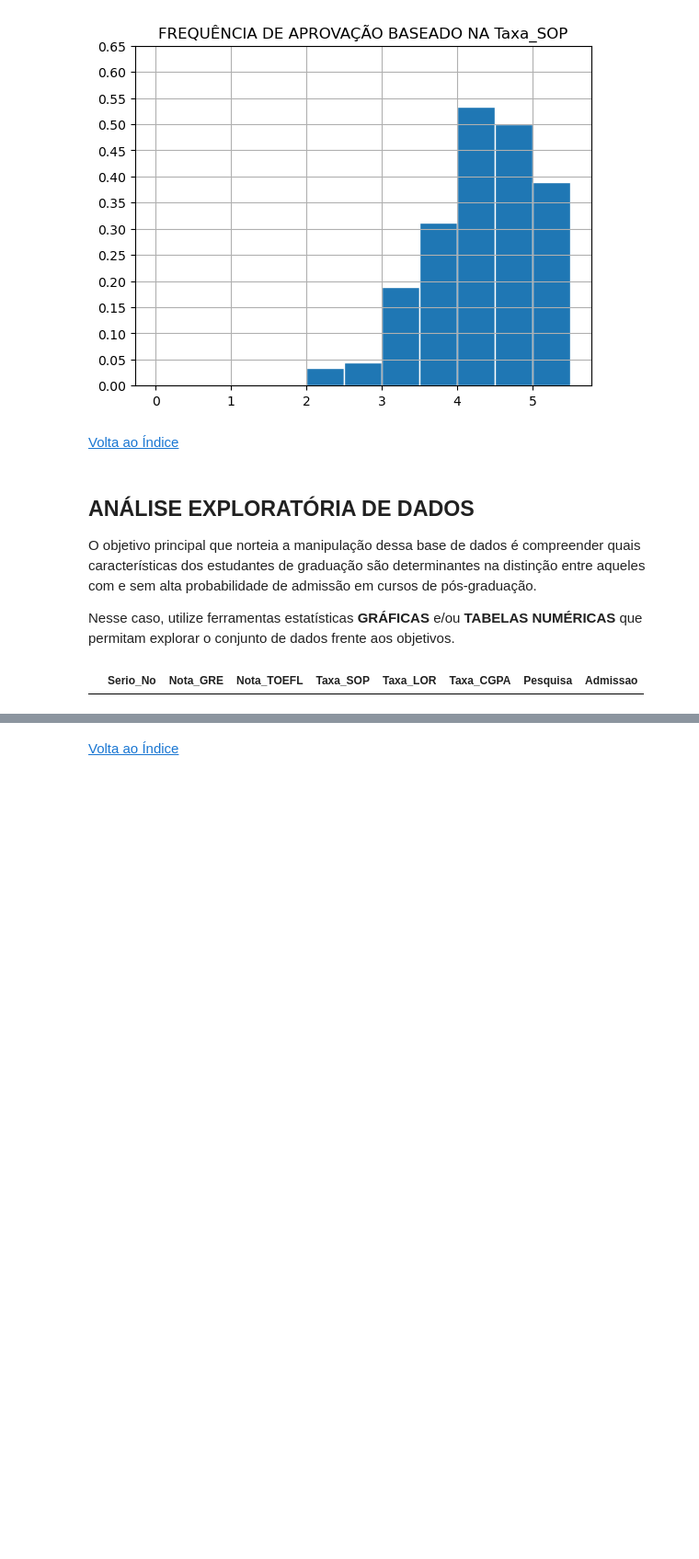
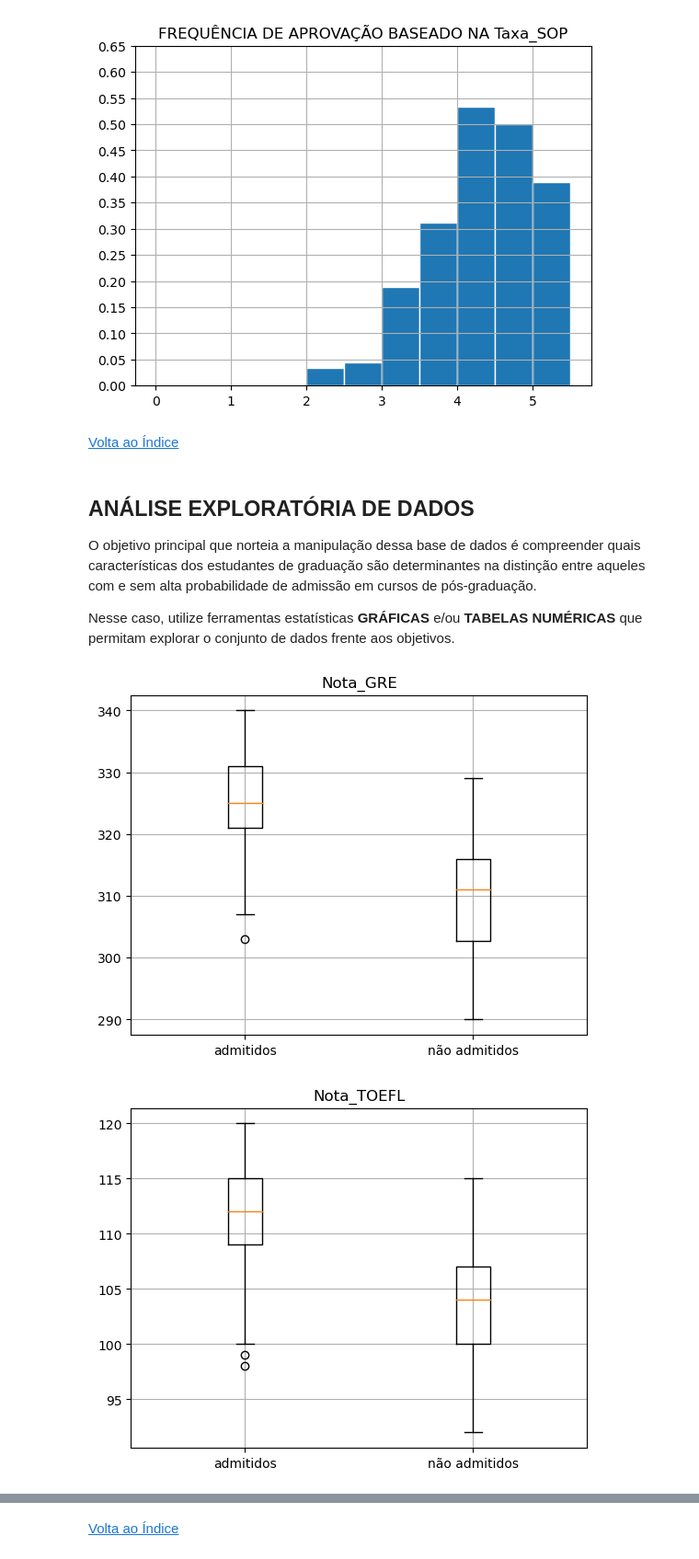
Before and after one commit to nathanbraga08/projeto2_cdados, a Jupyter notebook: Projeto2_AED-T2B.ipynb, the cells around one changed output, grey strips where cells are left out. Shown at 92% size. Drawn from its saved outputs; the diff is of its cells as text; code cells hidden in the pictures; blank space fills up the shorter version.

Commit message:
boxplot das variaveis

```diff
--- a/Projeto2_AED-T2B.ipynb
+++ b/Projeto2_AED-T2B.ipynb
@@ -284,7 +300,31 @@ plt.show()
 O objetivo principal que norteia a manipulação dessa base de dados é compreender quais características dos estudantes de graduação são determinantes na distinção entre aqueles com e sem alta probabilidade de admissão em cursos de pós-graduação.
 
 Nesse caso, utilize ferramentas estatísticas **GRÁFICAS** e/ou **TABELAS NUMÉRICAS** que permitam explorar o conjunto de dados frente aos objetivos.
-# %%
-admitidos
-# %% [output]
-|  | Serio_No | Nota_GRE | Nota_TOEFL | Taxa_SOP | Taxa_LOR | Taxa_CGPA | Pesquisa | Admissao |
+# %%
+plt.boxplot([admitidos.Nota_GRE, n_admitidos.Nota_GRE], labels = ['admitidos', 'não admitidos'])
+plt.title('Nota_GRE')
+plt.grid()
+plt.show()
+
+plt.boxplot([admitidos.Nota_TOEFL, n_admitidos.Nota_TOEFL], labels = ['admitidos', 'não admitidos'])
+plt.title('Nota_TOEFL')
+plt.grid()
+plt.show()
+
+plt.boxplot([admitidos.Taxa_SOP, n_admitidos.Taxa_SOP], labels = ['admitidos', 'não admitidos'])
+plt.title('Taxa_SOP')
+plt.grid()
+plt.show()
+
+plt.boxplot([admitidos.Taxa_LOR, n_admitidos.Taxa_LOR], labels = ['admitidos', 'não admitidos'])
+plt.title('Taxa_LOR')
+plt.grid()
+plt.show()
+
+plt.boxplot([admitidos.Taxa_CGPA, n_admitidos.Taxa_CGPA], labels = ['admitidos', 'não admitidos'])
+plt.title('Taxa_CGPA')
+plt.grid()
+plt.show()
+# %% [output]
+[figure, added]
+[figure, added]
```
Also changed, not shown: parts of 3 cells of this notebook.
